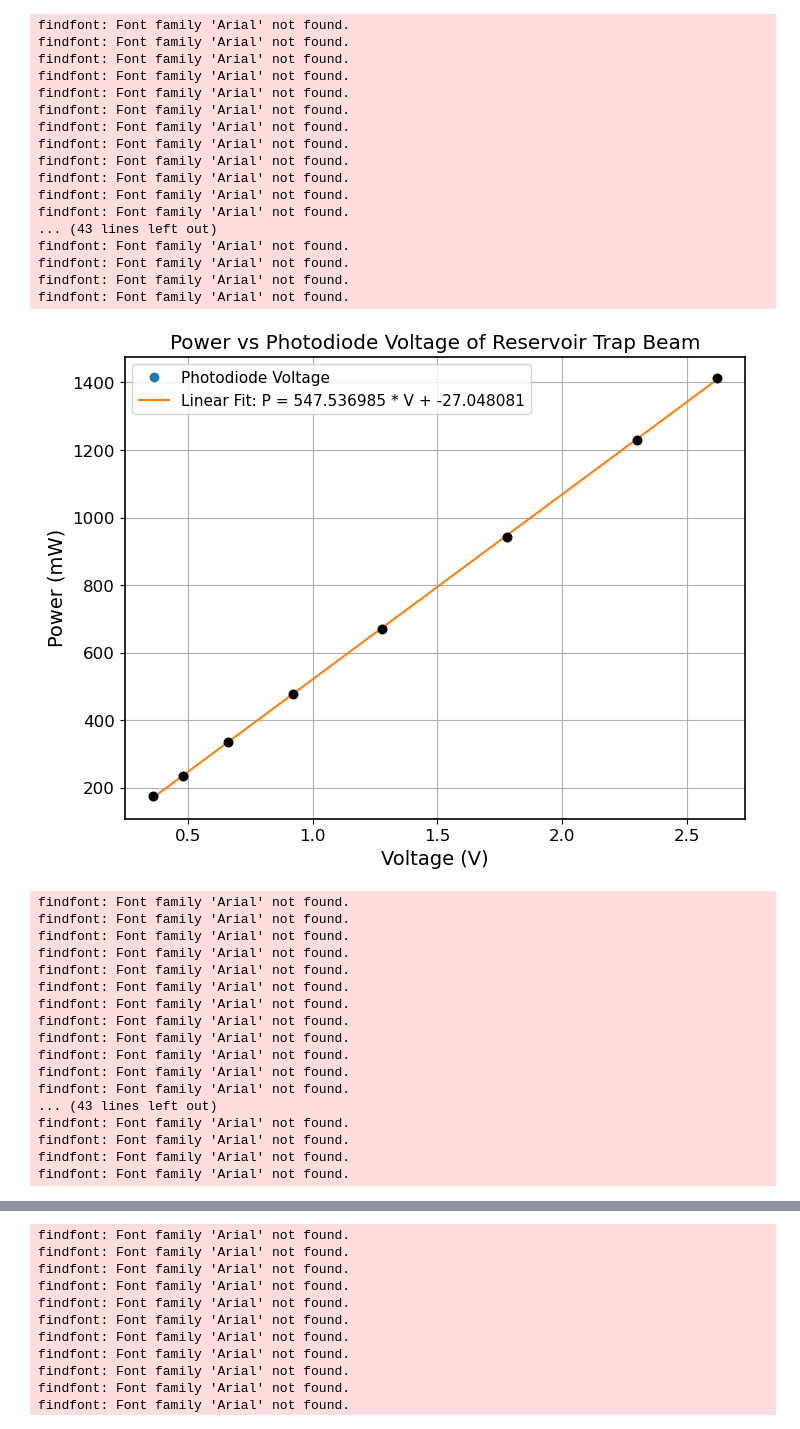
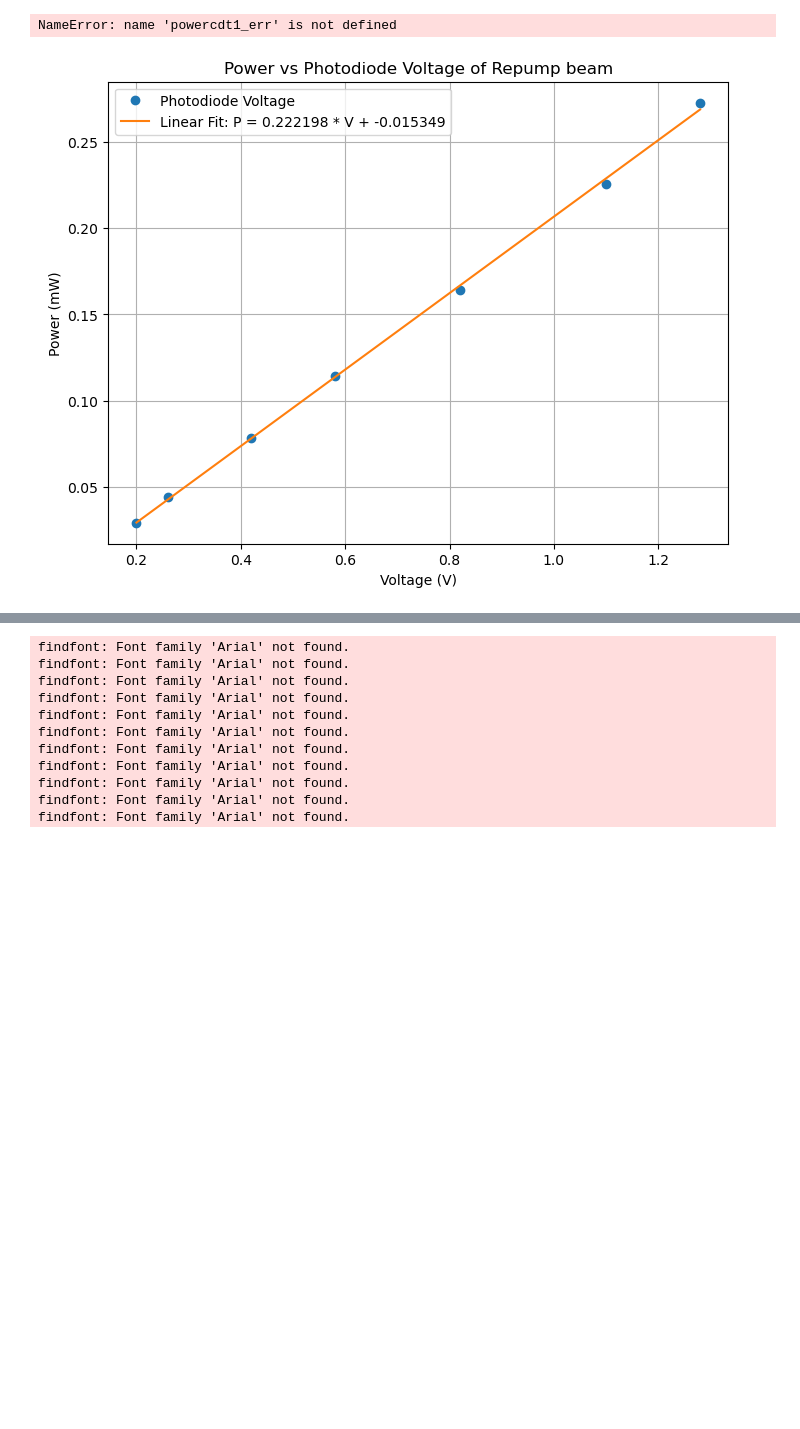
Before and after one commit to harrykendell/ARTIQ, a Jupyter notebook: analysis/power_callib_odt.ipynb, the cells around one changed output, grey strips where cells are left out. Drawn from its saved outputs; the diff is of its cells as text; code cells hidden in the pictures; blank space fills up the shorter version.

```diff
--- a/analysis/power_callib_odt.ipynb
+++ b/analysis/power_callib_odt.ipynb
@@ -18,15 +18,19 @@ from scipy.optimize import curve_fit
 # voltagecdt1 = np.array([40, 60, 75, 111, 136, 178, 253, 324, 408, 456]) / 1000  # voltage in V
 
 # Power calibration for CDT2 (mW)
-powercdt2 = np.array([19000, 17000, 13720, 10600, 7833, 5718, 4055, 2870, 2582])
+# powercdt2 = np.array([19000, 17000, 13720, 10600, 7833, 5718, 4055, 2870, 2582])
 
-voltagecdt2 = np.array([5.12, 4.6, 3.8, 2.88, 2.2, 1.6, 1.16, 0.840, 0.760])
+# voltagecdt2 = np.array([5.12, 4.6, 3.8, 2.88, 2.2, 1.6, 1.16, 0.840, 0.760])
+
+powercdt1 = np.array([273, 226, 164, 114, 78, 44, 29])*1e-3
+
+voltagecdt1 = np.array([1.28, 1.10, 0.82, 0.58, 0.42, 0.26, 0.20])
 
 
 # Power calibration for CDT1 (mW)
-powercdt1 = np.array([1414, 1230, 943, 670, 476, 335, 235, 175])
+# powercdt1 = np.array([1414, 1230, 943, 670, 476, 335, 235, 175])
 
-voltagecdt1 = np.array([2.62, 2.30, 1.78, 1.28, 0.920, 0.660, 0.480, 0.360])
+# voltagecdt1 = np.array([2.62, 2.30, 1.78, 1.28, 0.920, 0.660, 0.480, 0.360])
 # If powercdt1 is a 2D array, uncomment the following lines:
 # powercdt1_err = np.std(powercdt1, axis=1)
 # powercdt1 = np.mean(powercdt1, axis=1)
@@ -70,7 +74,7 @@ plt.plot(
 
 plt.xlabel("Voltage (V)")
 plt.ylabel("Power (mW)")
-plt.title("Power vs Photodiode Voltage of Reservoir Trap Beam")
+plt.title("Power vs Photodiode Voltage of Repump beam")
 plt.grid(True)
 plt.legend()
 
@@ -102,66 +106,33 @@ slopecdt2, interceptcdt2 = paramscdt2
 # Generate fitted data for plotting
 fitted_voltage_cdt2 = linear_fit(voltagecdt2, slopecdt2, interceptcdt2)
 
 # Plotting the data and the linear fit
 plt.figure(figsize=(8, 6))
 plt.plot(voltagecdt2, powercdt2, "o", label="Photodiode Voltage")
 plt.plot(
     voltagecdt2,
     fitted_voltage_cdt2,
     "-",
     label=f"Linear Fit: V = {slopecdt2:.6f} * P + {interceptcdt2:.6f}",
 )
 plt.xlabel("Voltage (V)")
 plt.ylabel("Power (mW)")
-plt.title("Power vs Photodiode Voltage of Dimple Trap Beam")
+plt.title("Power vs Photodiode Voltage of REPUMP beam")
 plt.legend()
 plt.grid(True)
 plt.show()
 
 # Output the gain (slope)
 print(f"Gain (slope): {slopecdt2:.6f}")
 print(f"Intercept: {interceptcdt2:.6f}")
 
 
 # for cdt1 find power for give voltage
 def find_power_cdt1(voltage):
     return slopecdt1 * voltage + interceptcdt1
 
 
 print(f"Power for 0.5 V in CDT1: {find_power_cdt1(0.5):.2f} mW")
 # %% [output]
-findfont: Font family 'Arial' not found.
-findfont: Font family 'Arial' not found.
-findfont: Font family 'Arial' not found.
-findfont: Font family 'Arial' not found.
-findfont: Font family 'Arial' not found.
-findfont: Font family 'Arial' not found.
-findfont: Font family 'Arial' not found.
-findfont: Font family 'Arial' not found.
-findfont: Font family 'Arial' not found.
-findfont: Font family 'Arial' not found.
-findfont: Font family 'Arial' not found.
-findfont: Font family 'Arial' not found.
-... (43 lines left out)
-findfont: Font family 'Arial' not found.
-findfont: Font family 'Arial' not found.
-findfont: Font family 'Arial' not found.
-findfont: Font family 'Arial' not found.
+NameError: name 'powercdt1_err' is not defined
-[figure, old version]
+[figure, new version]
-findfont: Font family 'Arial' not found.
-findfont: Font family 'Arial' not found.
-findfont: Font family 'Arial' not found.
-findfont: Font family 'Arial' not found.
-findfont: Font family 'Arial' not found.
-findfont: Font family 'Arial' not found.
-findfont: Font family 'Arial' not found.
-findfont: Font family 'Arial' not found.
-findfont: Font family 'Arial' not found.
-findfont: Font family 'Arial' not found.
-findfont: Font family 'Arial' not found.
-findfont: Font family 'Arial' not found.
-... (43 lines left out)
-findfont: Font family 'Arial' not found.
-findfont: Font family 'Arial' not found.
-findfont: Font family 'Arial' not found.
-findfont: Font family 'Arial' not found.
```
Also changed, not shown: parts of 1 cell of this notebook, 6 other files.
